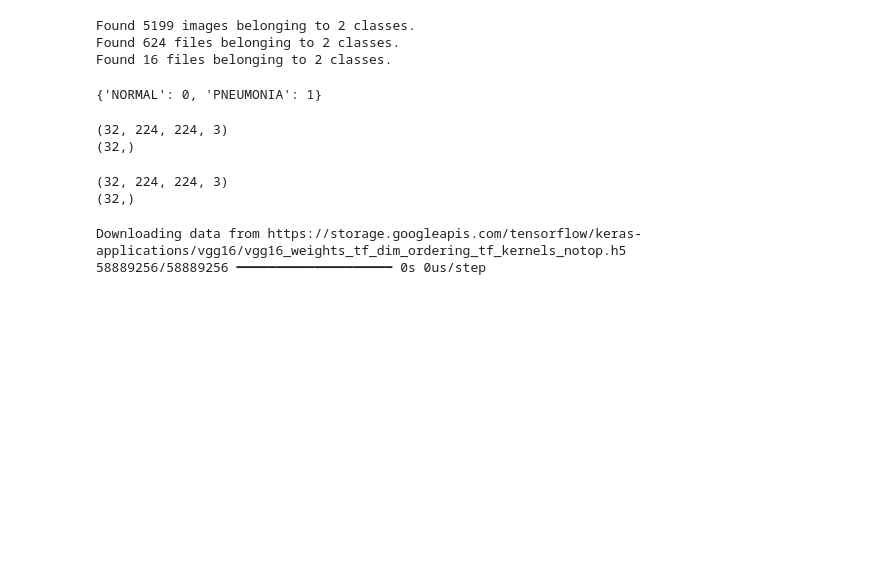
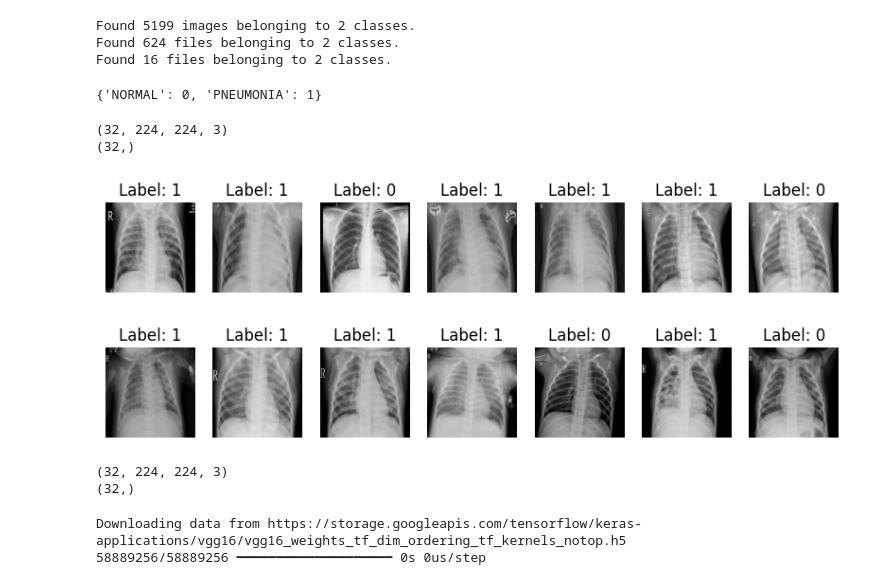
Before and after one commit to AyaSerageldin/Medical-Symptoms-Analysis, a Jupyter notebook: CNN_CODE.ipynb, the cells around one changed output. Drawn from its saved outputs; the diff is of its cells as text; code cells hidden in the pictures; blank space fills up the shorter version.

```diff
--- a/CNN_CODE.ipynb
+++ b/CNN_CODE.ipynb
@@ -90,17 +90,25 @@ print(labels.shape)  # Prints the shape of the labels tensor
 (32, 224, 224, 3)
 (32,)
 # %%
+import matplotlib.pyplot as plt
 def display_images(dataset, num_images=5):
     plt.figure(figsize=(10, 10))
 
-    for images, labels in dataset.take(1):  # Take one batch from the dataset
+    for images, labels in dataset.take(1):
         for i in range(num_images):
-            ax = plt.subplot(1, num_images, i + 1)  # Create a subplot
-            plt.imshow(images[i].numpy().astype("uint8"))  # Convert tensor to NumPy and display
-            plt.title(f"Label: {labels[i].numpy()}")  # Show the label
-            plt.axis("off")  # Hide the axes
+            ax = plt.subplot(1, num_images, i + 1)
+            plt.imshow(images[i].numpy().astype("uint8"))
+            plt.title(f"Label: {labels[i].numpy()}")
+            plt.axis("off")
 
-plt.show()
+    plt.show()
+
+
+display_images(test_dataset,7)
+display_images(val_dataset,7)
+# %% [output]
+[figure, added]
+[figure, added]
 # %%
 def img_normalisation(image, label):
     image = tf.cast(image, tf.float32) / 255
```
